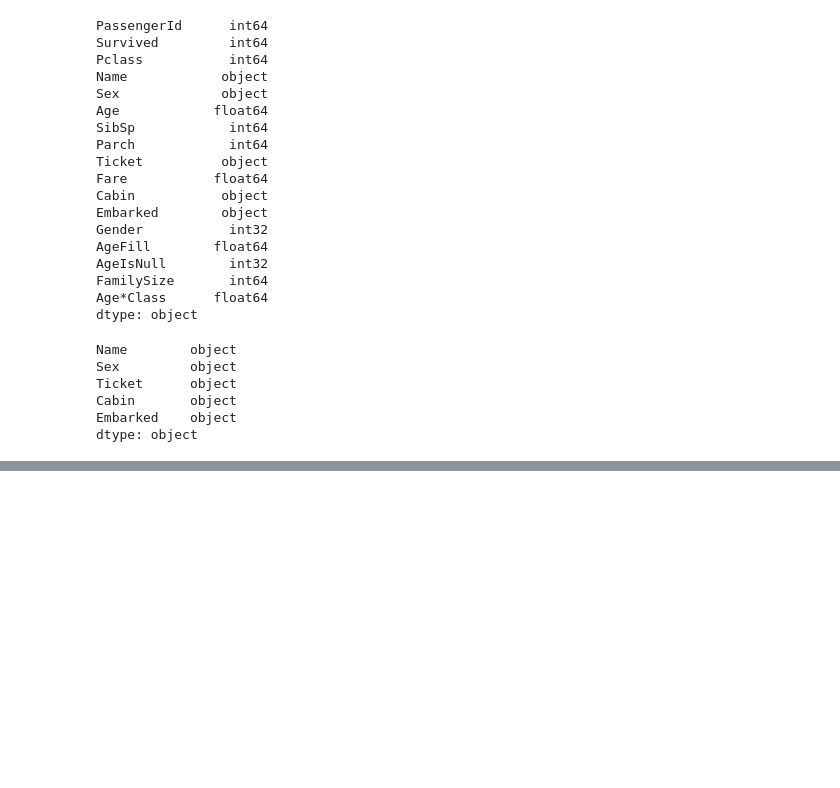
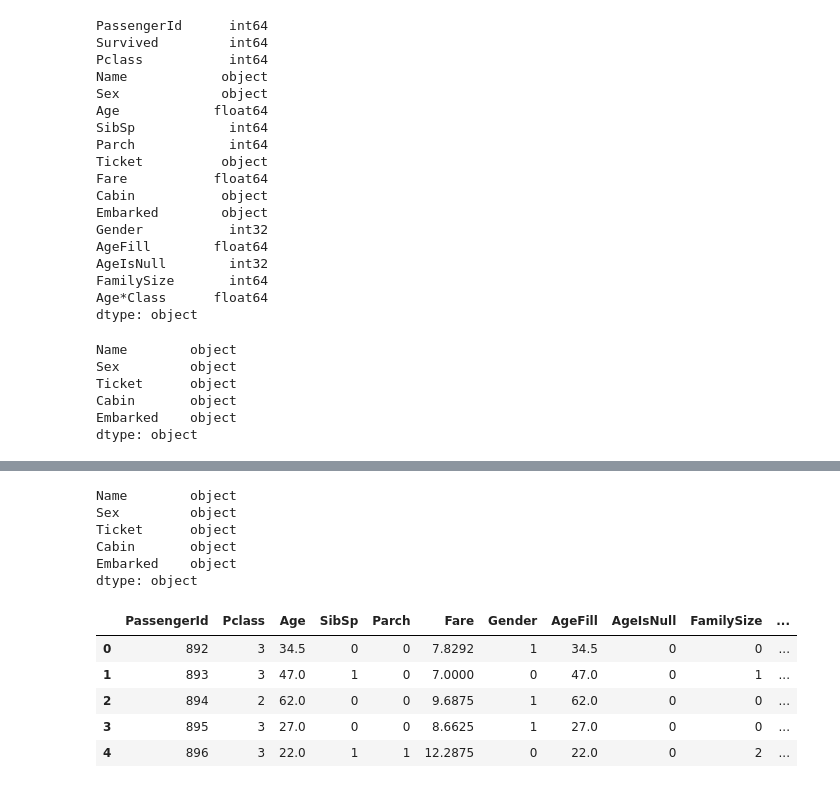
Before and after one commit to tkabelan/kaggle_titanic, a Jupyter notebook: kaggle_titanic_1.ipynb, the cells around one changed output, grey strips where cells are left out. Drawn from its saved outputs; the diff is of its cells as text; code cells hidden in the pictures; blank space fills up the shorter version.

```diff
--- a/kaggle_titanic_1.ipynb
+++ b/kaggle_titanic_1.ipynb
@@ -205,0 +358,4 @@ df = df.dropna()
+# %%
+test_data_df['FamilySize'] = test_data_df['SibSp'] +test_data_df['Parch']
+# %%
+test_data_df['Age*Class'] = test_data_df.AgeFill * test_data_df.Pclass
@@ -205,0 +382,11 @@ df = df.dropna()
+# %%
+test_data_df.dtypes[test_data_df.dtypes.map(lambda x: x=='object')]
+# %% [output]
+Name        object
+Sex         object
+Ticket      object
+Cabin       object
+Embarked    object
+dtype: object
+# %%
+test_data_df = test_data_df.drop(['Name', 'Sex', 'Ticket', 'Cabin', 'Embarked'], axis=1)
@@ -205,0 +395,11 @@ df = df.dropna()
+# %%
+test_data_df = test_data_df.dropna()
+# %%
+test_data_df.head()
+# %% [output]
+|  | PassengerId | Pclass | Age | SibSp | Parch | Fare | Gender | AgeFill | AgeIsNull | FamilySize | ... |
+| 0 | 892 | 3 | 34.5 | 0 | 0 | 7.8292 | 1 | 34.5 | 0 | 0 | ... |
+| 1 | 893 | 3 | 47.0 | 1 | 0 | 7.0000 | 0 | 47.0 | 0 | 1 | ... |
+| 2 | 894 | 2 | 62.0 | 0 | 0 | 9.6875 | 1 | 62.0 | 0 | 0 | ... |
+| 3 | 895 | 3 | 27.0 | 0 | 0 | 8.6625 | 1 | 27.0 | 0 | 0 | ... |
+| 4 | 896 | 3 | 22.0 | 1 | 1 | 12.2875 | 0 | 22.0 | 0 | 2 | ... |
```
Also changed, not shown: parts of 40 cells of this notebook, 1 other file.
